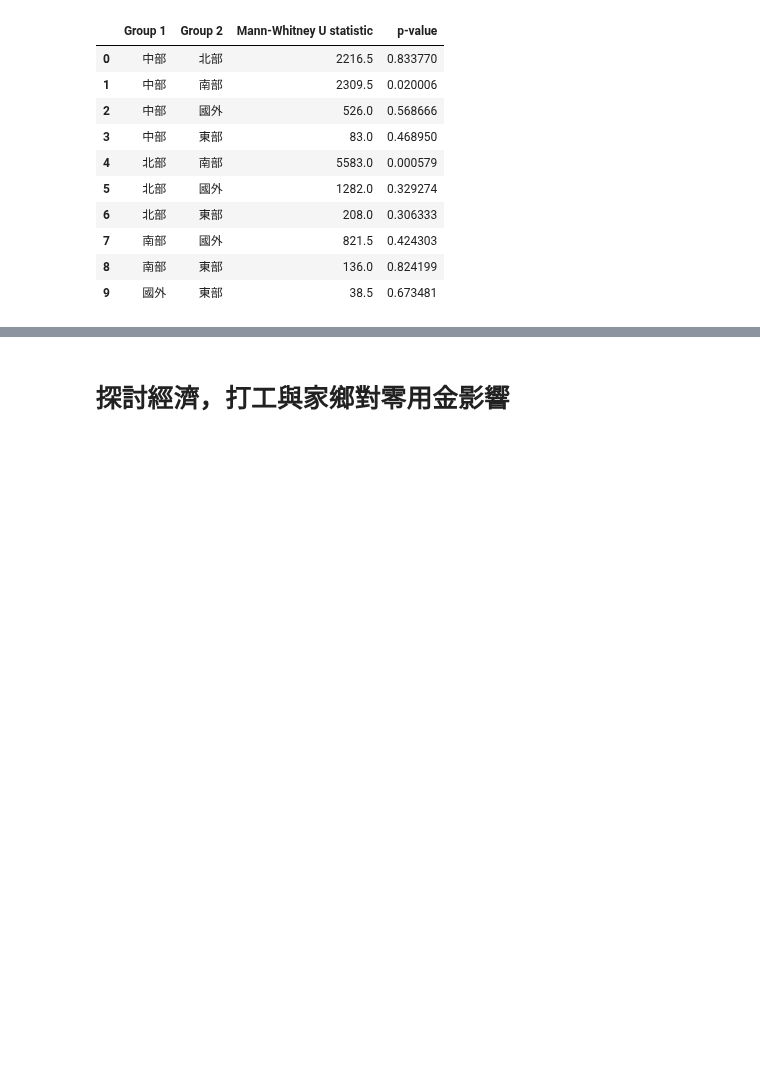
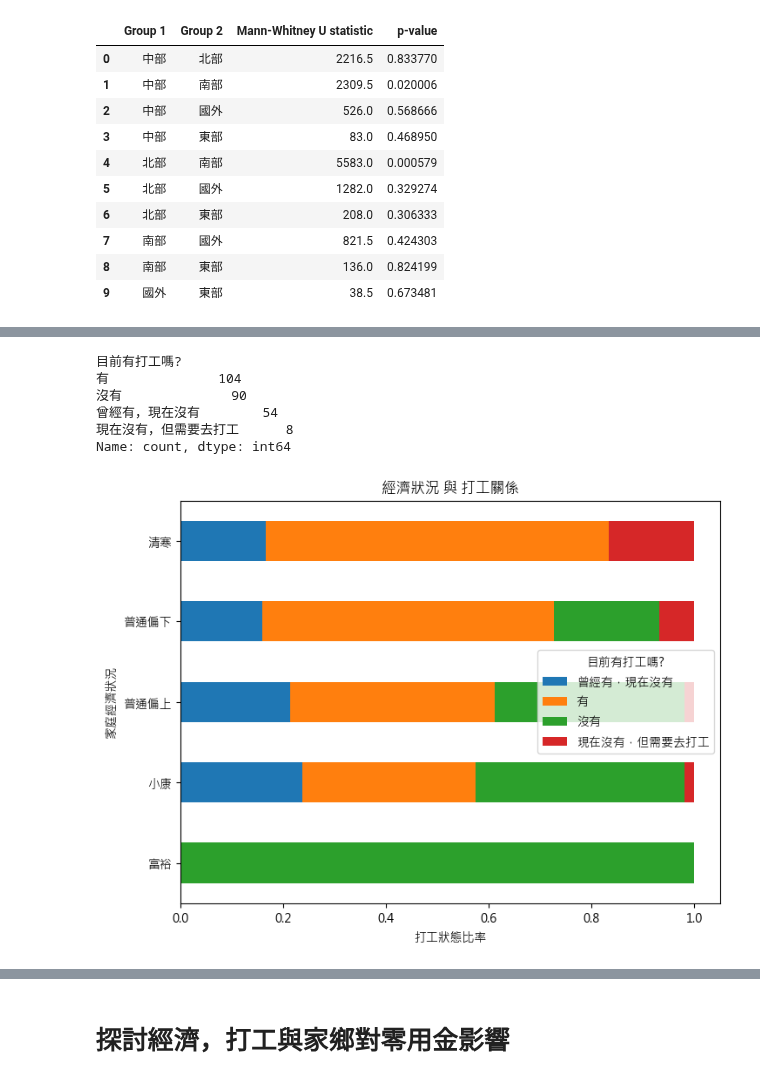
Before and after one commit to whats2000/coding-stuff-I-make-from-learning, a Jupyter notebook: Pythons/statistic/Pocket Money/PockerMoney.ipynb, the cells around one changed output, grey strips where cells are left out. Saved outputs shown, nothing was run; the diff lists cells and outputs as text; code cells hidden in the pictures; blank space fills up the shorter version.

```diff
--- a/Pythons/statistic/Pocket Money/PockerMoney.ipynb
+++ b/Pythons/statistic/Pocket Money/PockerMoney.ipynb
@@ -439,0 +452,27 @@ results_df
+# %%
+df['目前有打工嗎?'].value_counts()
+# %% [output]
+目前有打工嗎?
+有              104
+沒有              90
+曾經有，現在沒有        54
+現在沒有，但需要去打工      8
+Name: count, dtype: int64
+# %%
+# 計算不同職位的離職率
+income_work = df.groupby(['家庭經濟狀況', '目前有打工嗎?']).size().unstack()
+income_work_ratio = income_work.div(income_work.sum(axis=1), axis=0)
+
+# 根據離職率排序
+income_work_ratio_sorted = income_work_ratio.sort_values(by=['有', '沒有', '曾經有，現在沒有', '現在沒有，但需要去打工'], ascending=False)
+
+# 繪製堆疊條形圖
+ax = income_work_ratio_sorted.plot(kind='barh', stacked=True, figsize=(8,6))
+ax.set_title('經濟狀況 與 打工關係')
+ax.set_xlabel('打工狀態比率')
+ax.set_ylabel('家庭經濟狀況')
+plt.gca().invert_yaxis()
+
+plt.show()
+# %% [output]
+[figure, added]
```
Also changed, not shown: parts of 12 cells of this notebook.
